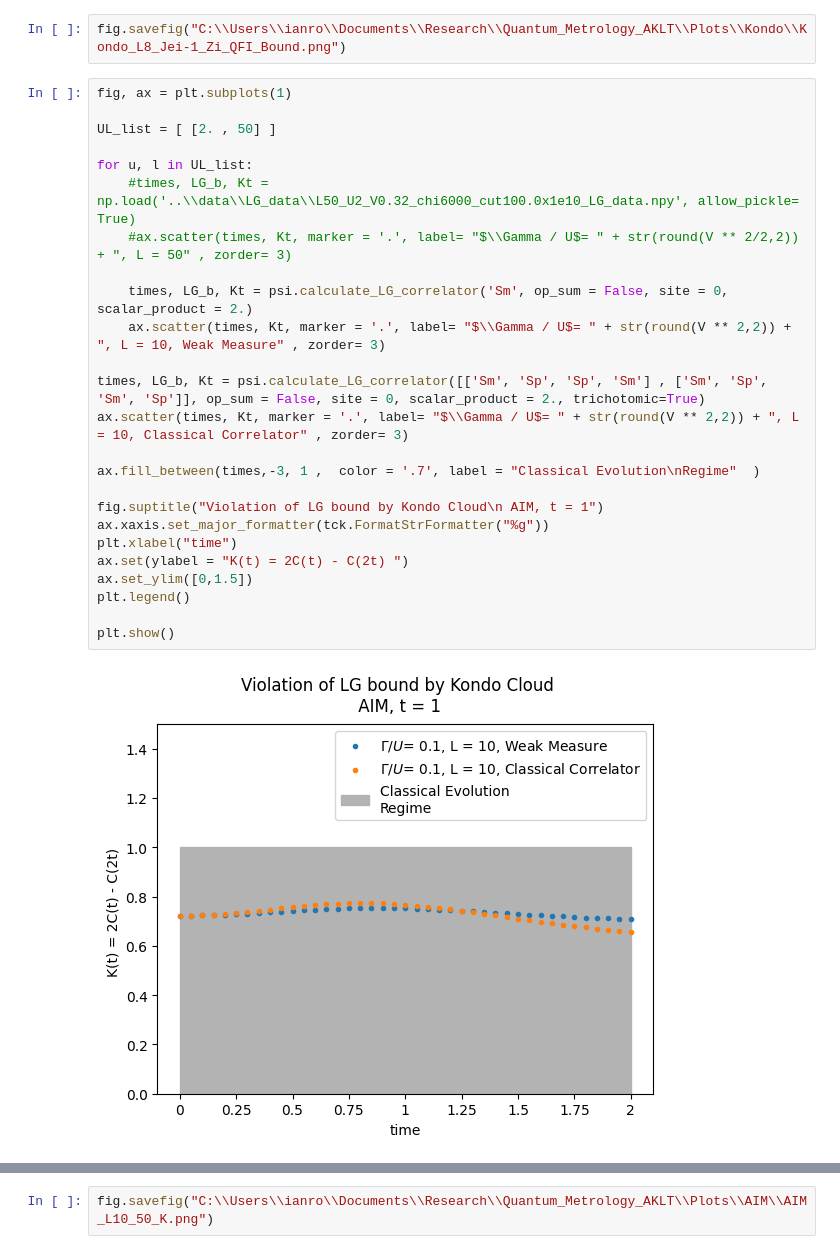
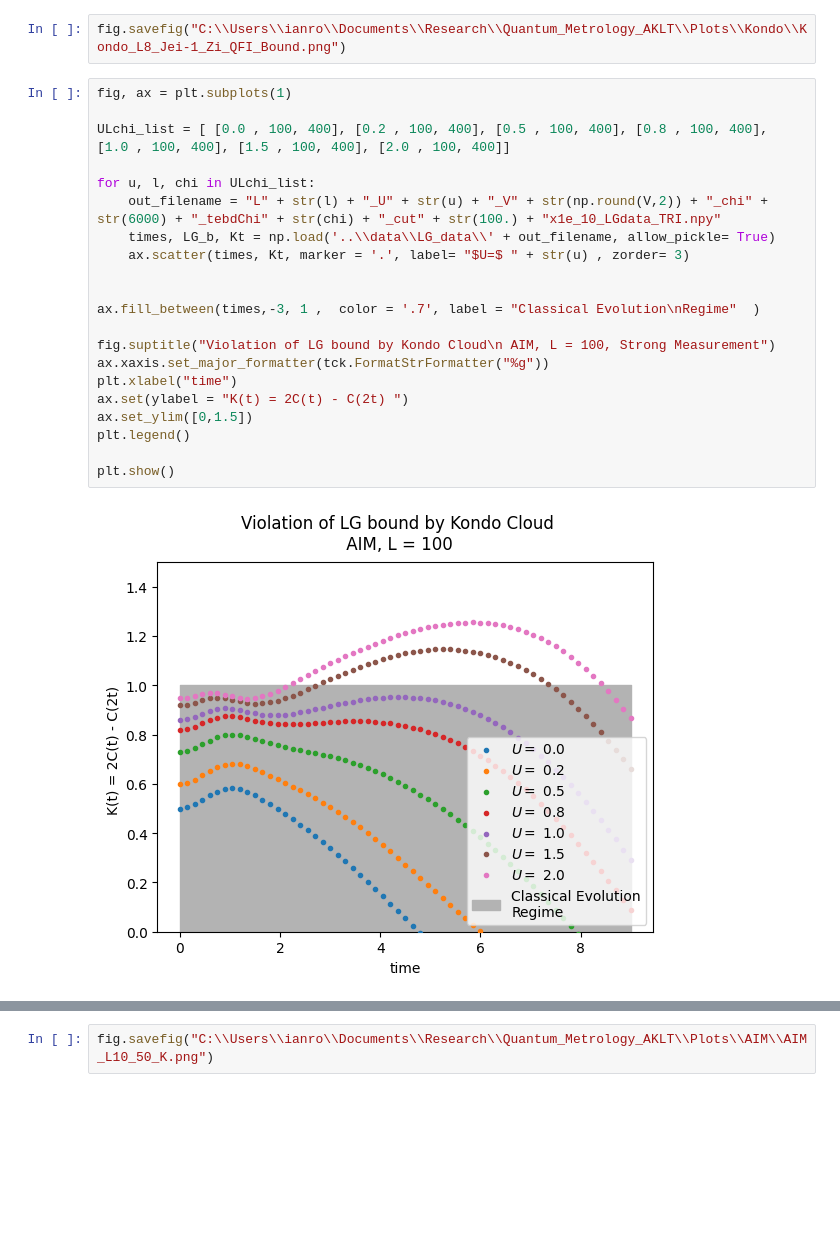
Before and after one commit to IanROsborne/Quantum_Metrology_Fisher_LG, a Jupyter notebook: TFIM/TFI_DMRG_TeNPy.ipynb, the cells around one changed output, grey strips where cells are left out. Cells and saved outputs as stored; diff of their text form; blank space fills up the shorter version.

```diff
--- a/TFIM/TFI_DMRG_TeNPy.ipynb
+++ b/TFIM/TFI_DMRG_TeNPy.ipynb
@@ -100,27 +100,23 @@ fig.savefig("C:\\Users\\ianro\\Documents\\Research\\Quantum_Metrology_AKLT\\Plot
 # %%
 fig, ax = plt.subplots(1)
 
-UL_list = [ [2. , 50] ]
+ULchi_list = [ [0.0 , 100, 400], [0.2 , 100, 400], [0.5 , 100, 400], [0.8 , 100, 400], [1.0 , 100, 400], [1.5 , 100, 400], [2.0 , 100, 400]]
 
-for u, l in UL_list:
-    #times, LG_b, Kt = np.load('..\\data\\LG_data\\L50_U2_V0.32_chi6000_cut100.0x1e10_LG_data.npy', allow_pickle= True)
-    #ax.scatter(times, Kt, marker = '.', label= "$\\Gamma / U$= " + str(round(V ** 2/2,2)) + ", L = 50" , zorder= 3)
+for u, l, chi in ULchi_list:
+    out_filename = "L" + str(l) + "_U" + str(u) + "_V" + str(np.round(V,2)) + "_chi" + str(6000) + "_tebdChi" + str(chi) + "_cut" + str(100.) + "x1e_10_LGdata_TRI.npy"
+    times, LG_b, Kt = np.load('..\\data\\LG_data\\' + out_filename, allow_pickle= True)
+    ax.scatter(times, Kt, marker = '.', label= "$U=$ " + str(u) , zorder= 3)
 
-    times, LG_b, Kt = psi.calculate_LG_correlator('Sm', op_sum = False, site = 0, scalar_product = 2.)
-    ax.scatter(times, Kt, marker = '.', label= "$\\Gamma / U$= " + str(round(V ** 2,2)) + ", L = 10, Weak Measure" , zorder= 3)
-
-times, LG_b, Kt = psi.calculate_LG_correlator([['Sm', 'Sp', 'Sp', 'Sm'] , ['Sm', 'Sp', 'Sm', 'Sp']], op_sum = False, site = 0, scalar_product = 2., trichotomic=True)
-ax.scatter(times, Kt, marker = '.', label= "$\\Gamma / U$= " + str(round(V ** 2,2)) + ", L = 10, Classical Correlator" , zorder= 3)
 
 ax.fill_between(times,-3, 1 ,  color = '.7', label = "Classical Evolution\nRegime"  )
 
-fig.suptitle("Violation of LG bound by Kondo Cloud\n AIM, t = 1")
+fig.suptitle("Violation of LG bound by Kondo Cloud\n AIM, L = 100, Strong Measurement")
 ax.xaxis.set_major_formatter(tck.FormatStrFormatter("%g"))
 plt.xlabel("time")
 ax.set(ylabel = "K(t) = 2C(t) - C(2t) ")
 ax.set_ylim([0,1.5])
 plt.legend()
 
 plt.show()
 # %% [output]
-[figure, old version]
+[figure, new version]
```
Also changed, not shown: parts of 11 cells of this notebook, 27 other files.
